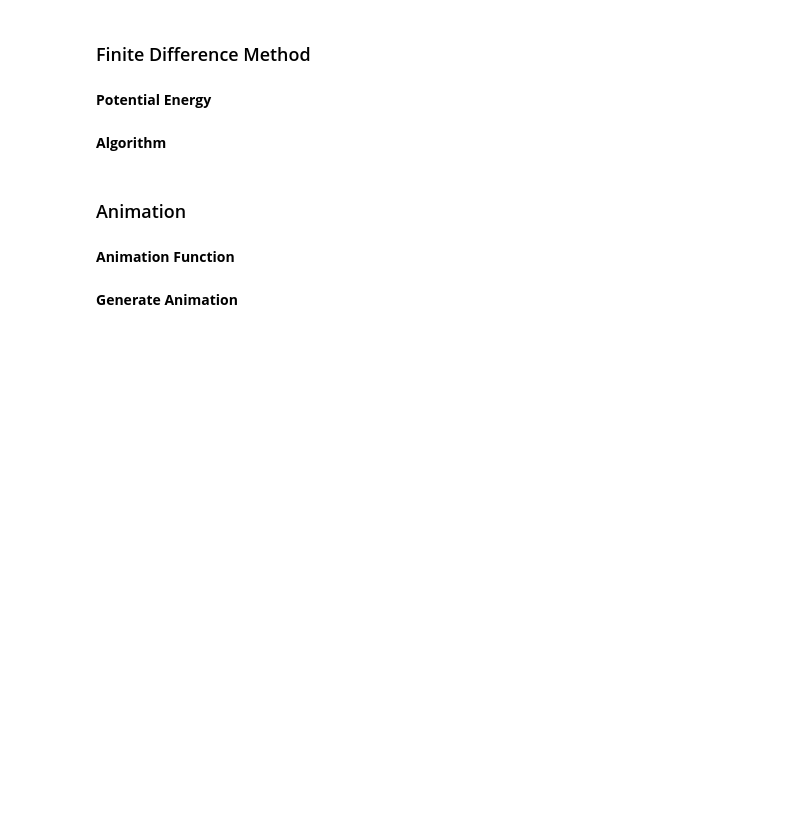
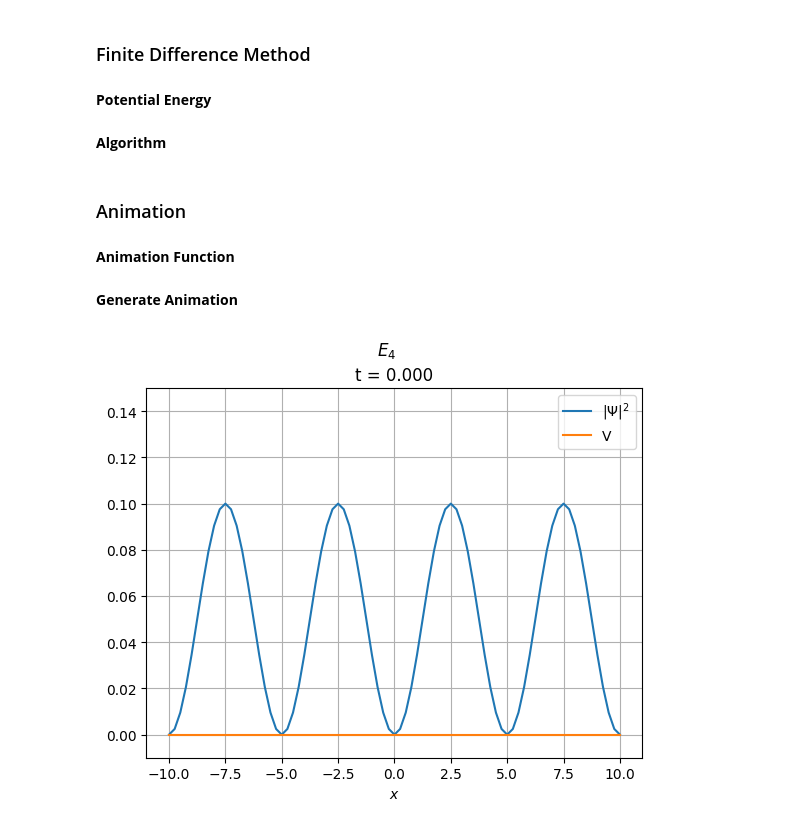
Before and after one commit to VolinM/perturbation, a Jupyter notebook: time_dependent.ipynb, the cells around one changed output. Drawn from its saved outputs; the diff is of its cells as text; code cells hidden in the pictures; blank space fills up the shorter version.

```diff
--- a/time_dependent.ipynb
+++ b/time_dependent.ipynb
@@ -128,7 +130,7 @@ for i,row in enumerate(V):
 **Algorithm**
 # %%
 wf = pd.DataFrame(index=ts,columns=xs)
-phi1 =(phis.item().get(0)).astype(np.complex256)
+phi1 =(phis.item().get(3)).astype(np.complex256)
 
 for j in range(Nt):
     if j == 0:
@@ -149,7 +151,7 @@ for j in range(Nt):
 # %% [markdown]
 **Animation Function**
 # %%
-fr = 8000
+fr = 10000
 
 def aniFunc(i):
     plt.clf()
@@ -157,7 +159,7 @@ def aniFunc(i):
     plt.plot(xs,a)
     plt.plot(xs,V[:,int(i*Nt/fr)].real)
     plt.xlabel(r'$x$')
-    plt.suptitle(r'$E_1$')
+    plt.suptitle(r'$E_4$')
     plt.title(r't = {0:.3f}'.format(np.round(ts[int(i*Nt/fr)],3)))
     plt.legend(['$|\Psi|^2$','V'])
     plt.grid()
@@ -168,8 +170,11 @@ def aniFunc(i):
 # %%
 plt.rcParams['animation.embed_limit'] = 2**128
 figure, ax1 = plt.subplots()
 anim = animation.FuncAnimation(figure, func=aniFunc,frames=fr,interval=1)
 
 # from IPython.display import HTML
 # HTML(anim.to_jshtml())
-anim.save(f, writer=writervideo)
+writervideo = animation.FFMpegWriter(fps=160)
+anim.save('E4.mp4', writer=writervideo)
+# %% [output]
+[figure, added]
```
Also changed, not shown: parts of 1 cell of this notebook, 4 other files.
